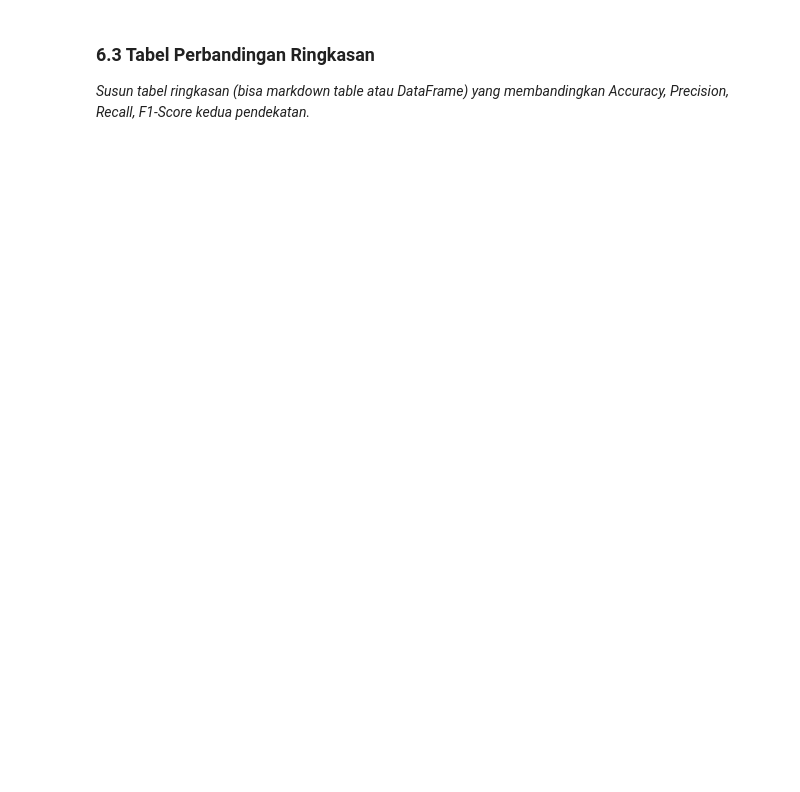
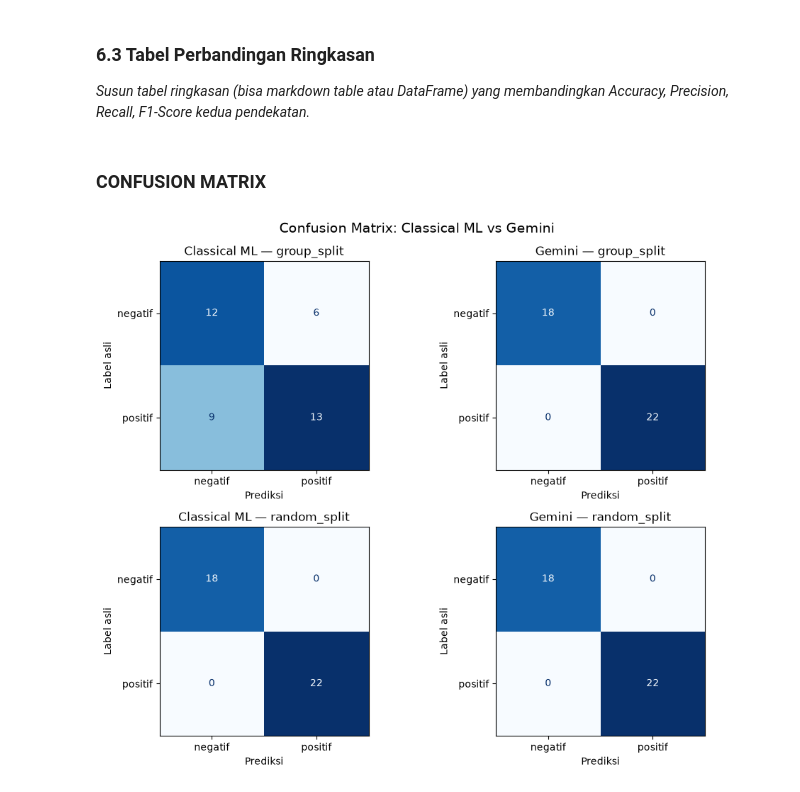
Before and after one commit to KUHAKUJOY-DEL/assignment-model-experiment-afroza-maulidra-iftikhar-zuhri, a Jupyter notebook: notebook/experiment_notebook.ipynb, the cells around one changed output. Saved outputs shown, nothing was run; the diff lists cells and outputs as text; code cells hidden in the pictures; blank space fills up the shorter version.

Commit message:
AI Model Experiment & Evaluation: Classical ML vs Gemini API

```diff
--- a/notebook/experiment_notebook.ipynb
+++ b/notebook/experiment_notebook.ipynb
@@ -194,0 +218,4 @@ print('Test size:', len(X_test))
+# %%
+X=df[TEXT_COL]
+y=df[LABEL_COL]
+groups=df[TEXT_COL]
@@ -247,0 +579,12 @@ for review in X_test:
+# %%
+label_lookup = cache.set_index("review_text")["label"]
+
+# Kalimat yang gagal tetap ditandai GAGAL, tidak diubah menjadi positif/negatif
+y_pred_llm = X_test.map(label_lookup).fillna("GAGAL").rename("y_pred")
+y_pred_llm_rand = X_test_rand.map(label_lookup).fillna("GAGAL").rename("y_pred")
+
+pred_llm_group = save_predictions(X_test, y_test, y_pred_llm, "predictions_gemini_group.csv")
+pred_llm_rand = save_predictions(X_test_rand, y_test_rand, y_pred_llm_rand, "predictions_gemini_random.csv")
+
+print("Distribusi prediksi (group) :", y_pred_llm.value_counts().to_dict())
+print("Distribusi prediksi (random):", y_pred_llm_rand.value_counts().to_dict())
@@ -256,0 +663,4 @@ print('Confusion Matrix:\n', confusion_matrix(y_test, y_pred_classic))
+# %%
+for scenario, model_name, y_true, y_pred in experiments:
+    if model_name == "Classical ML":
+        print_report(scenario, model_name, y_true, y_pred)
@@ -257,7 +687,6 @@ print('Confusion Matrix:\n', confusion_matrix(y_test, y_pred_classic))
 # %% [markdown]
 ### 6.2 Evaluasi LLM API
 # %%
-print('=== LLM API (Gemini) ===')
-print('Accuracy:', accuracy_score(y_test, y_pred_llm))
-print(classification_report(y_test, y_pred_llm))
-print('Confusion Matrix:\n', confusion_matrix(y_test, y_pred_llm))
+for scenario, model_name, y_true, y_pred in experiments:
+    if model_name == "Gemini":
+        print_report(scenario, model_name, y_true, y_pred)
@@ -265,3 +714,23 @@ print('Confusion Matrix:\n', confusion_matrix(y_test, y_pred_llm))
 ### 6.3 Tabel Perbandingan Ringkasan
 
 _Susun tabel ringkasan (bisa markdown table atau DataFrame) yang membandingkan Accuracy, Precision, Recall, F1-Score kedua pendekatan._
+# %% [markdown]
+### CONFUSION MATRIX
+# %%
+fig, axes = plt.subplots(2, 2, figsize=(10, 8))
+
+for ax, (scenario, model_name, y_true, y_pred) in zip(axes.ravel(), experiments):
+    y_true_valid, y_pred_valid, _ = keep_valid(y_true, y_pred)
+    ConfusionMatrixDisplay.from_predictions(
+        y_true_valid, y_pred_valid, labels=LABELS, ax=ax, colorbar=False, cmap="Blues"
+    )
+    ax.set_title(f"{model_name} — {scenario}")
+    ax.set_xlabel("Prediksi")
+    ax.set_ylabel("Label asli")
+
+fig.suptitle("Confusion Matrix: Classical ML vs Gemini", fontsize=14)
+fig.tight_layout()
+fig.savefig(DOC_DIR / "model_comparison_summary.png", dpi=150, bbox_inches="tight")
+plt.show()
+# %% [output]
+[figure, added]
```
Also changed, not shown: parts of 36 cells of this notebook, 10 other files.
